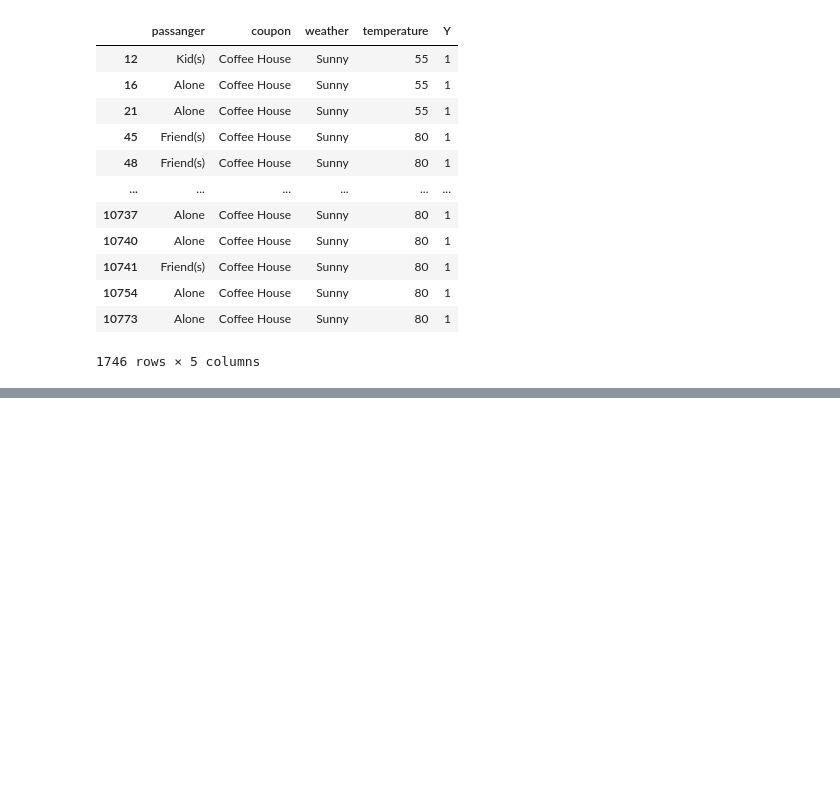
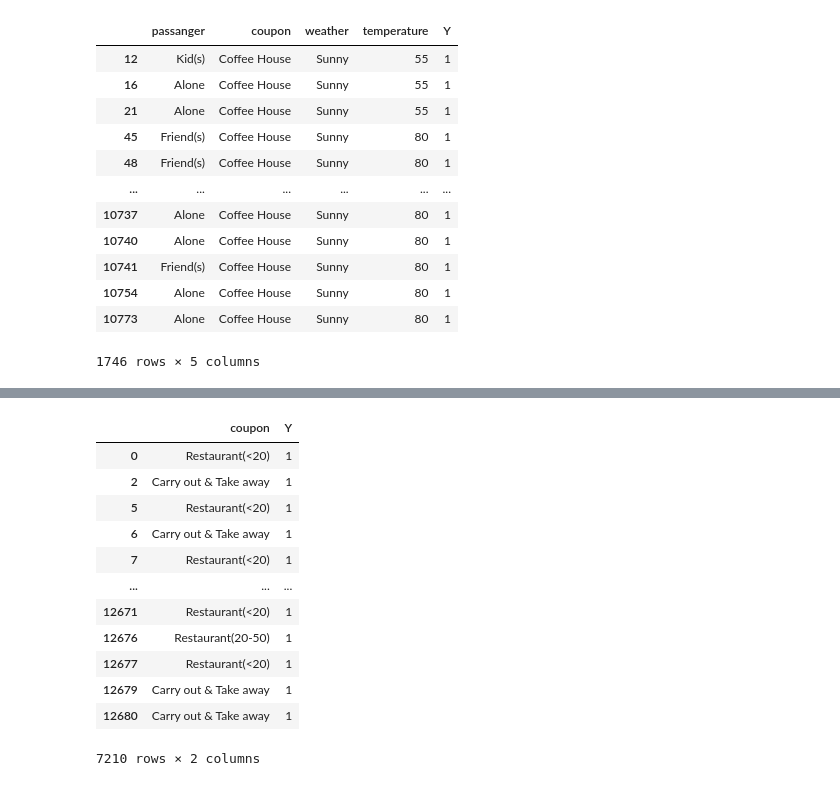
Before and after one commit to FarrukhKhan786a/splash, a Jupyter notebook: Farrukh_Khan_completed_assignment_5_1_starter/prompt.ipynb, the cells around one changed output, grey strips where cells are left out. Cells and saved outputs as stored; diff of their text form; code cells hidden in the pictures; blank space fills up the shorter version.

```diff
--- a/Farrukh_Khan_completed_assignment_5_1_starter/prompt.ipynb
+++ b/Farrukh_Khan_completed_assignment_5_1_starter/prompt.ipynb
@@ -967,0 +1048,16 @@ Filtered DataFrame:
+# %%
+All_y_equals_1_df[['coupon','Y']]
+# %% [output]
+|  | coupon | Y |
+| 0 | Restaurant(<20) | 1 |
+| 2 | Carry out & Take away | 1 |
+| 5 | Restaurant(<20) | 1 |
+| 6 | Carry out & Take away | 1 |
+| 7 | Restaurant(<20) | 1 |
+| ... | ... | ... |
+| 12671 | Restaurant(<20) | 1 |
+| 12676 | Restaurant(20-50) | 1 |
+| 12677 | Restaurant(<20) | 1 |
+| 12679 | Carry out & Take away | 1 |
+| 12680 | Carry out & Take away | 1 |
+7210 rows × 2 columns
```
Also changed, not shown: parts of 12 cells of this notebook, 2 other files.
